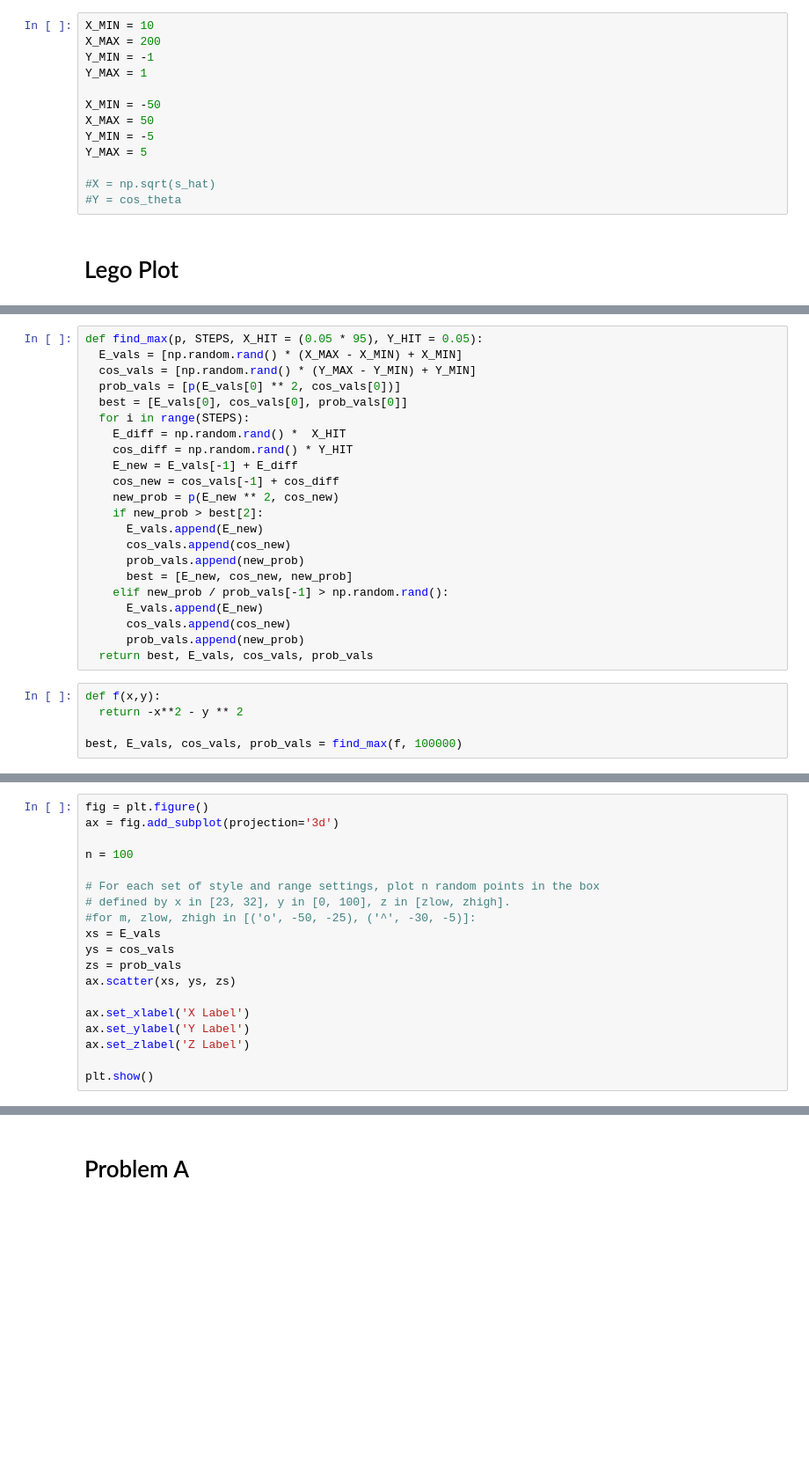
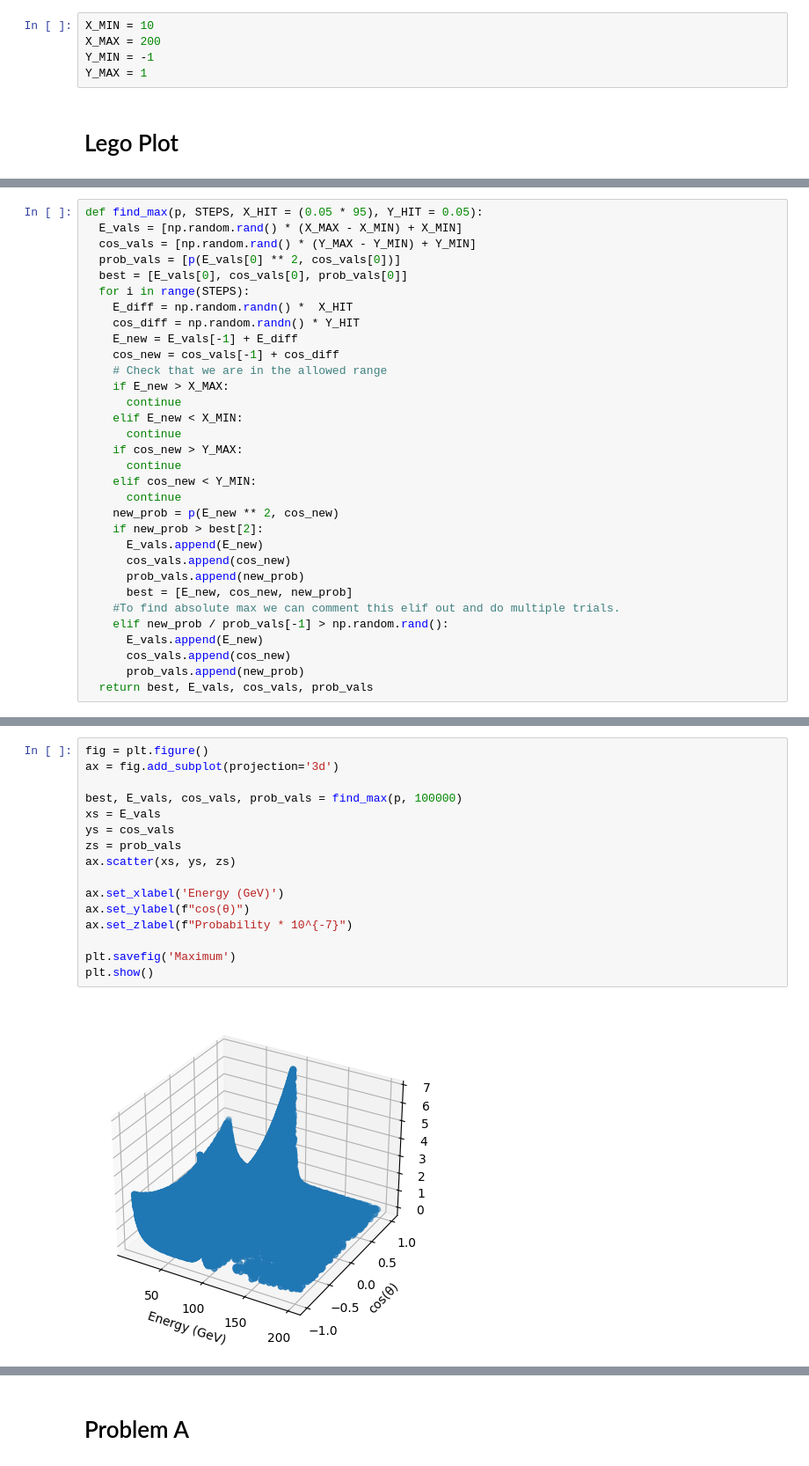
Before and after one commit to wross3150/Phys-142-Project, a Jupyter notebook: Physics_142_Final_Project.ipynb, the cells around one changed output, grey strips where cells are left out. Shown: that part at 88% size. Cells and saved outputs as stored; diff of their text form; blank space fills up the shorter version.

```diff
--- a/Physics_142_Final_Project.ipynb
+++ b/Physics_142_Final_Project.ipynb
@@ -50,14 +51,6 @@ X_MIN = 10
 X_MAX = 200
 Y_MIN = -1
 Y_MAX = 1
-
-X_MIN = -50
-X_MAX = 50
-Y_MIN = -5
-Y_MAX = 5
-
-#X = np.sqrt(s_hat)
-#Y = cos_theta
 # %% [markdown]
 # Lego Plot
 # %%
@@ -102,23 +96,28 @@ def find_max(p, STEPS, X_HIT = (0.05 * 95), Y_HIT = 0.05):
   prob_vals = [p(E_vals[0] ** 2, cos_vals[0])]
   best = [E_vals[0], cos_vals[0], prob_vals[0]]
   for i in range(STEPS):
-    E_diff = np.random.rand() *  X_HIT
-    cos_diff = np.random.rand() * Y_HIT
+    E_diff = np.random.randn() *  X_HIT
+    cos_diff = np.random.randn() * Y_HIT
     E_new = E_vals[-1] + E_diff
     cos_new = cos_vals[-1] + cos_diff
+    # Check that we are in the allowed range
+    if E_new > X_MAX:
+      continue
+    elif E_new < X_MIN:
+      continue
+    if cos_new > Y_MAX:
+      continue
+    elif cos_new < Y_MIN:
+      continue
     new_prob = p(E_new ** 2, cos_new)
     if new_prob > best[2]:
       E_vals.append(E_new)
       cos_vals.append(cos_new)
       prob_vals.append(new_prob)
       best = [E_new, cos_new, new_prob]
+    #To find absolute max we can comment this elif out and do multiple trials.
     elif new_prob / prob_vals[-1] > np.random.rand():
       E_vals.append(E_new)
       cos_vals.append(cos_new)
       prob_vals.append(new_prob)
   return best, E_vals, cos_vals, prob_vals
-# %%
-def f(x,y):
-  return -x**2 - y ** 2
-
-best, E_vals, cos_vals, prob_vals = find_max(f, 100000)
@@ -129,19 +141,18 @@ best
 # %%
 fig = plt.figure()
 ax = fig.add_subplot(projection='3d')
 
-n = 100
-
-# For each set of style and range settings, plot n random points in the box
-# defined by x in [23, 32], y in [0, 100], z in [zlow, zhigh].
-#for m, zlow, zhigh in [('o', -50, -25), ('^', -30, -5)]:
+best, E_vals, cos_vals, prob_vals = find_max(p, 100000)
 xs = E_vals
 ys = cos_vals
 zs = prob_vals
 ax.scatter(xs, ys, zs)
 
-ax.set_xlabel('X Label')
-ax.set_ylabel('Y Label')
-ax.set_zlabel('Z Label')
+ax.set_xlabel('Energy (GeV)')
+ax.set_ylabel(f"cos(θ)")
+ax.set_zlabel(f"Probability * 10^{-7}")
 
+plt.savefig('Maximum')
 plt.show()
+# %% [output]
+[figure, added]
```
Also changed, not shown: parts of 11 cells of this notebook.
